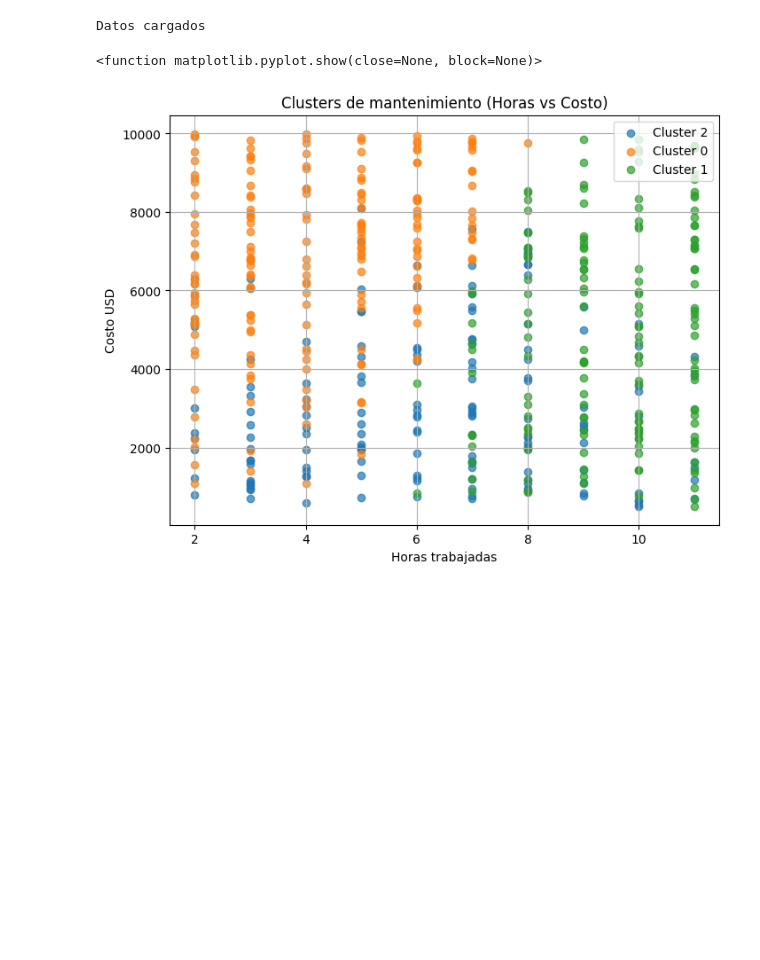
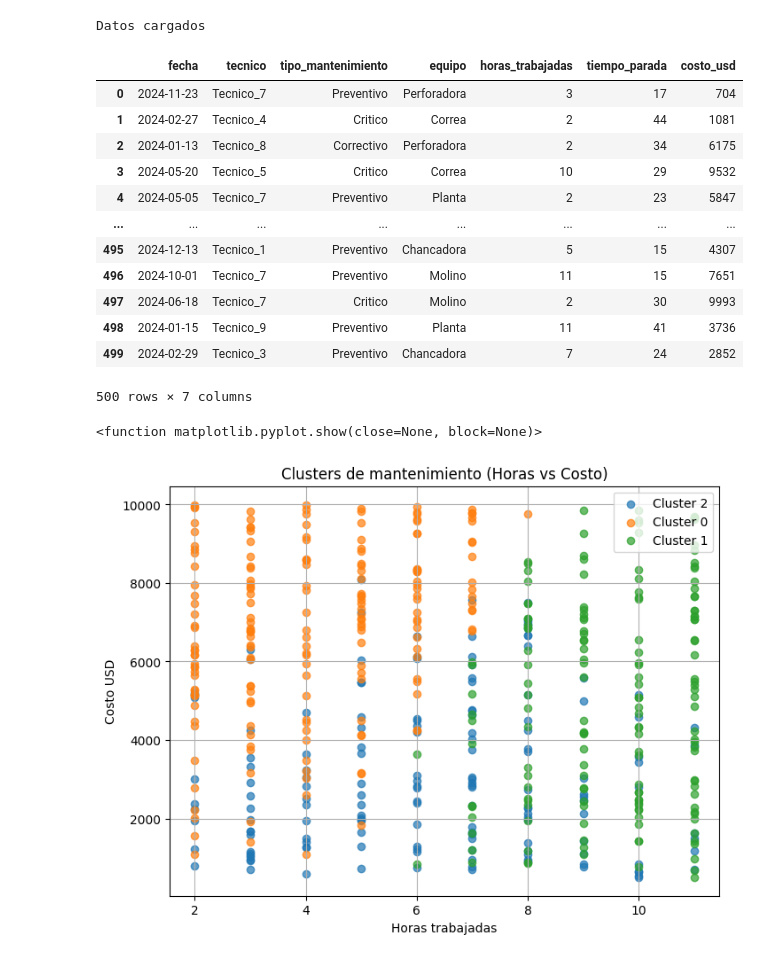
Before and after one commit to JhoelFernandoIM/Machine_learning_1, a Jupyter notebook: semana4_2/clusterizacion.ipynb, the cells around one changed output. Drawn from its saved outputs; the diff is of its cells as text; code cells hidden in the pictures; blank space fills up the shorter version.

```diff
--- a/semana4_2/clusterizacion.ipynb
+++ b/semana4_2/clusterizacion.ipynb
@@ -9,11 +9,25 @@ from sklearn.preprocessing import StandardScaler
 # %%
 # 1. Cargar datos
 with open(os.path.join("..", "data_sintetica", "mantenimiento_sintetico.pkl"), "rb") as f:
     data=pickle.load(f)
 
 print("Datos cargados")
+data
 # %% [output]
 Datos cargados
+|  | fecha | tecnico | tipo_mantenimiento | equipo | horas_trabajadas | tiempo_parada | costo_usd |
+| 0 | 2024-11-23 | Tecnico_7 | Preventivo | Perforadora | 3 | 17 | 704 |
+| 1 | 2024-02-27 | Tecnico_4 | Critico | Correa | 2 | 44 | 1081 |
+| 2 | 2024-01-13 | Tecnico_8 | Correctivo | Perforadora | 2 | 34 | 6175 |
+| 3 | 2024-05-20 | Tecnico_5 | Critico | Correa | 10 | 29 | 9532 |
+| 4 | 2024-05-05 | Tecnico_7 | Preventivo | Planta | 2 | 23 | 5847 |
+| ... | ... | ... | ... | ... | ... | ... | ... |
+| 495 | 2024-12-13 | Tecnico_1 | Preventivo | Chancadora | 5 | 15 | 4307 |
+| 496 | 2024-10-01 | Tecnico_7 | Preventivo | Molino | 11 | 15 | 7651 |
+| 497 | 2024-06-18 | Tecnico_7 | Critico | Molino | 2 | 30 | 9993 |
+| 498 | 2024-01-15 | Tecnico_9 | Preventivo | Planta | 11 | 41 | 3736 |
+| 499 | 2024-02-29 | Tecnico_3 | Preventivo | Chancadora | 7 | 24 | 2852 |
+500 rows × 7 columns
 # %%
 #2 Seleccionar variables numéricas para clusterización
 
```
